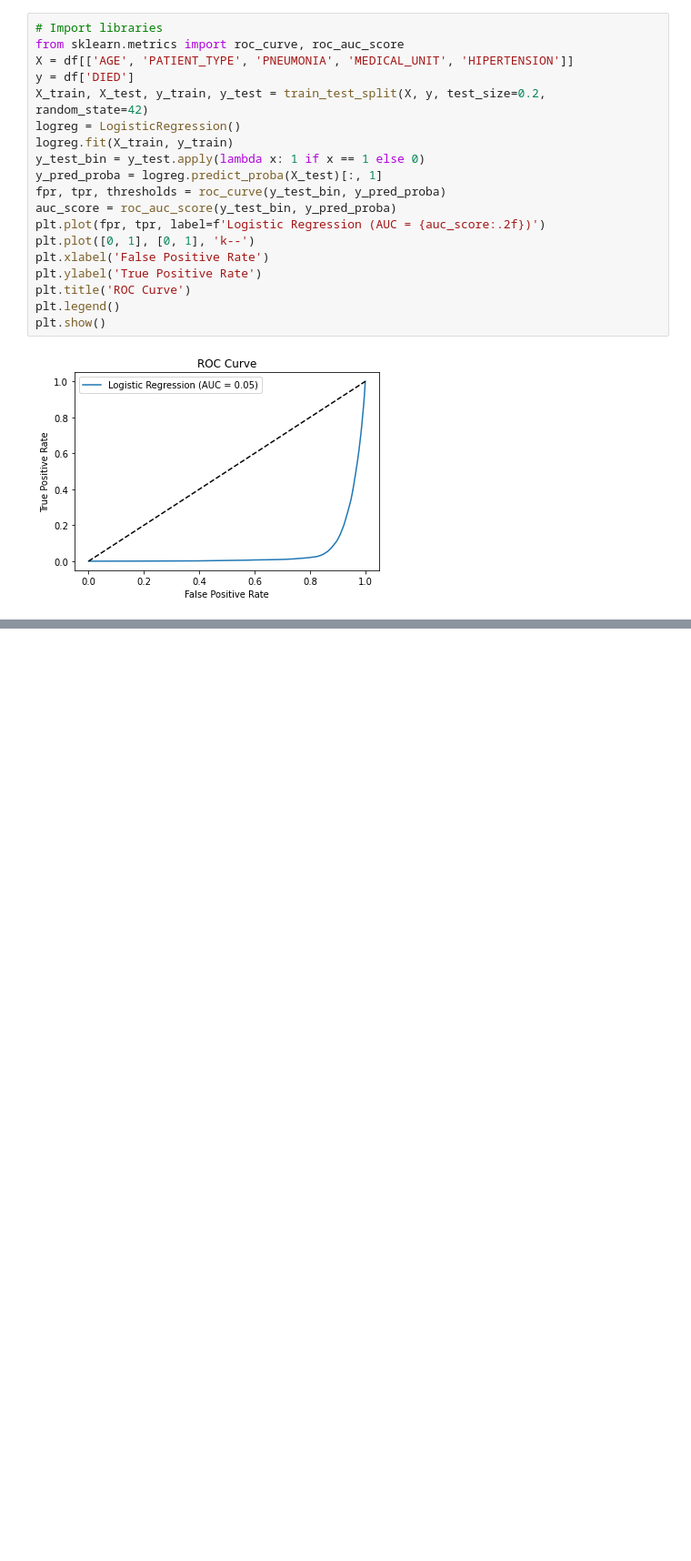
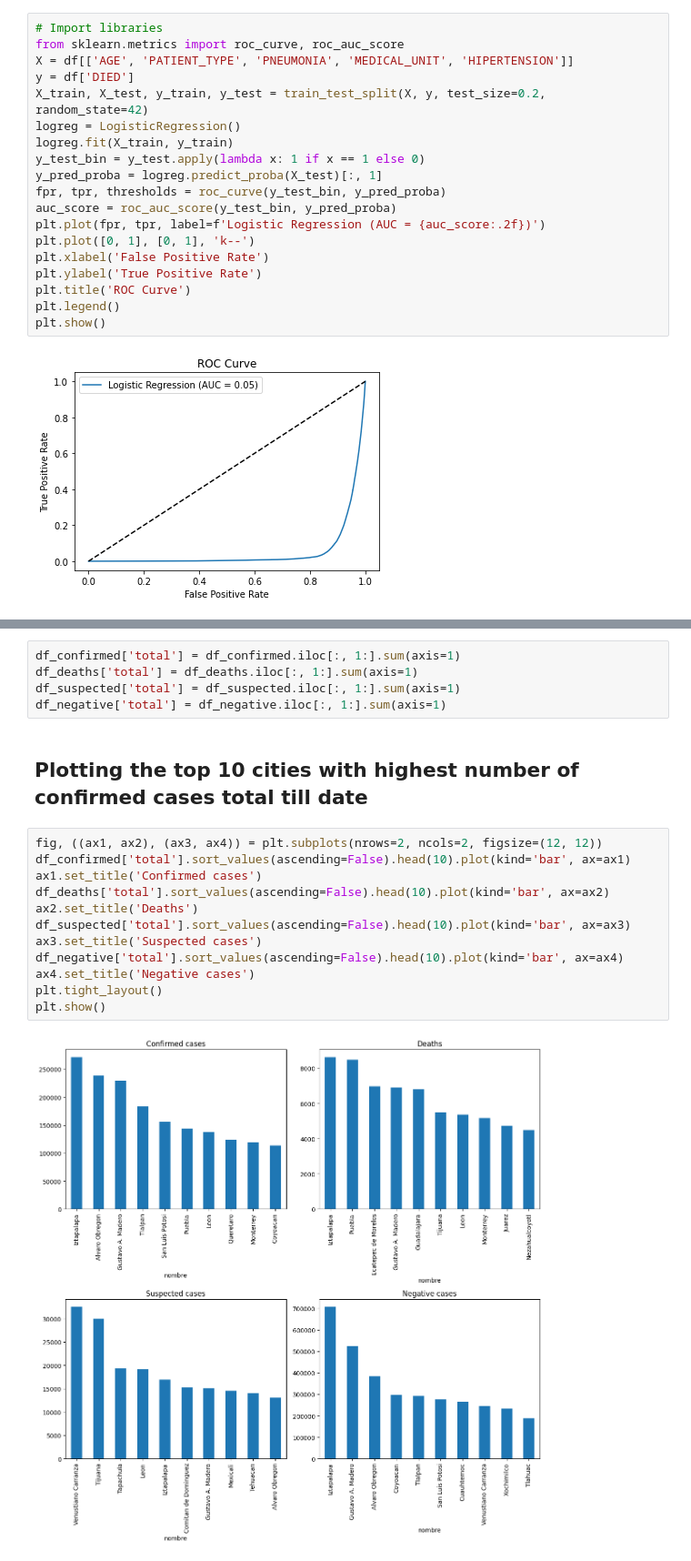
Before and after one commit to ris3abh/DSCI521Covid-19DashBoard, a Jupyter notebook: code/project.ipynb, the cells around one changed output, grey strips where cells are left out. Shown at 91% size. Cells and saved outputs as stored; diff of their text form; blank space fills up the shorter version.

```diff
--- a/code/project.ipynb
+++ b/code/project.ipynb
@@ -481,0 +478,21 @@ plt.show()
+# %%
+df_confirmed['total'] = df_confirmed.iloc[:, 1:].sum(axis=1)
+df_deaths['total'] = df_deaths.iloc[:, 1:].sum(axis=1)
+df_suspected['total'] = df_suspected.iloc[:, 1:].sum(axis=1)
+df_negative['total'] = df_negative.iloc[:, 1:].sum(axis=1)
+# %% [markdown]
+## Plotting the top 10 cities with highest number of confirmed cases total till date
+# %%
+fig, ((ax1, ax2), (ax3, ax4)) = plt.subplots(nrows=2, ncols=2, figsize=(12, 12))
+df_confirmed['total'].sort_values(ascending=False).head(10).plot(kind='bar', ax=ax1)
+ax1.set_title('Confirmed cases')
+df_deaths['total'].sort_values(ascending=False).head(10).plot(kind='bar', ax=ax2)
+ax2.set_title('Deaths')
+df_suspected['total'].sort_values(ascending=False).head(10).plot(kind='bar', ax=ax3)
+ax3.set_title('Suspected cases')
+df_negative['total'].sort_values(ascending=False).head(10).plot(kind='bar', ax=ax4)
+ax4.set_title('Negative cases')
+plt.tight_layout()
+plt.show()
+# %% [output]
+[figure, added]
```
Also changed, not shown: parts of 68 cells of this notebook, 1 other file.
